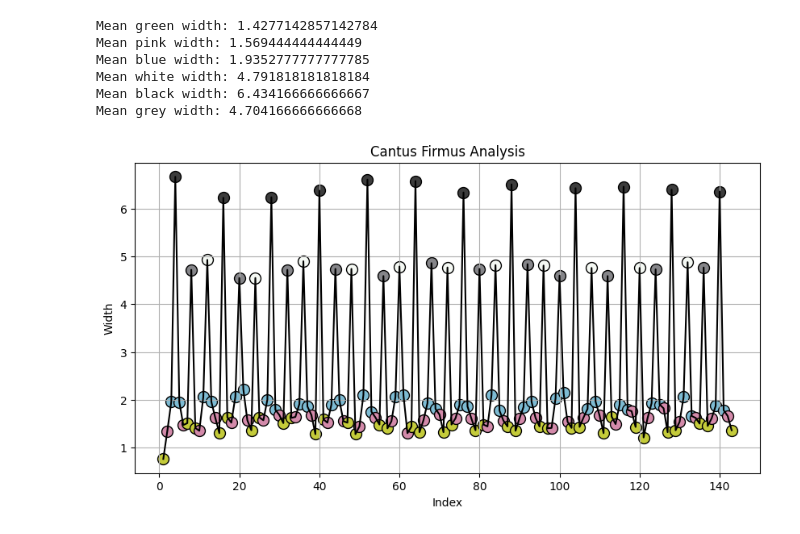
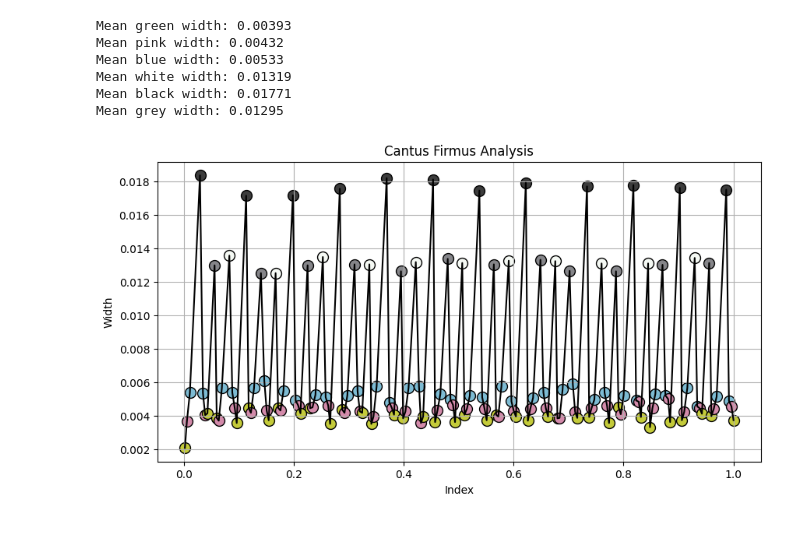
Before and after one commit to hettysymes/op_art_generator, a Jupyter notebook: analysis/cantus_firmus.ipynb, the cells around one changed output. Drawn from its saved outputs; the diff is of its cells as text; code cells hidden in the pictures.

Commit message:
Added basic cantus firmus without grey variation

```diff
--- a/analysis/cantus_firmus.ipynb
+++ b/analysis/cantus_firmus.ipynb
@@ -7,42 +7,41 @@ import numpy as np
 file_path = "op_art_analysis.xlsx"
 xls = pd.ExcelFile(file_path)
 df = pd.read_excel(xls, sheet_name="Cantus Firmus")
 
 # Plot line graph
 plt.figure(figsize=(10, 5))
-plt.plot(df.index, df['Width'], linestyle='-', color='black')  # Line in black
+plt.plot(df['x'], df['Width'], linestyle='-', color='black')  # Line in black
 
 if 'Colour' not in df.columns or 'Width' not in df.columns:
     raise ValueError("Ensure the Excel file has 'colour' and 'Width' columns.")
 
 colour_hex = {'green': '#c4cb3aff', 'pink': '#d38aaaff', 'blue': '#7dbbd3ff', 'white': '#f5f9f4ff', 'black': '#3c3c3cff', 'grey': '#858589ff'}
 widths = {'green':[], 'pink':[], 'blue':[], 'white':[], 'black':[], 'grey':[]}
 
 # Apply colors to data points
-for (i, width, colour) in zip(df.index, df['Width'], df['Colour']):
-    if i == 0: continue
+for (x, width, colour) in zip(df['x'], df['Width'], df['Colour']):
     hex_val = colour_hex[colour]
     widths[colour].append(width)
-    plt.scatter(i, width, color=hex_val, edgecolors='black', s=100)  # s controls size
+    plt.scatter(x, width, color=hex_val, edgecolors='black', s=100)  # s controls size
 
 widths['green'] = widths['green'][1:]
 for colour in ['green', 'pink', 'blue', 'white', 'black', 'grey']:
-    print(f"Mean {colour} width: {np.mean(widths[colour])}")
+    print(f"Mean {colour} width: {np.round(np.mean(widths[colour]), 5)}")
 
 
 # Labels and grid
 plt.xlabel("Index")
 plt.ylabel("Width")
 plt.title("Cantus Firmus Analysis")
 plt.grid(True)
 
 # Show the plot
 plt.show()
 # %% [output]
-Mean green width: 1.4277142857142784
-Mean pink width: 1.569444444444449
-Mean blue width: 1.9352777777777785
-Mean white width: 4.791818181818184
-Mean black width: 6.434166666666667
-Mean grey width: 4.704166666666668
+Mean green width: 0.00393
+Mean pink width: 0.00432
+Mean blue width: 0.00533
+Mean white width: 0.01319
+Mean black width: 0.01771
+Mean grey width: 0.01295
-[figure, old version]
+[figure, new version]
```
Also changed, not shown: parts of 1 cell of this notebook, 2 other files.
